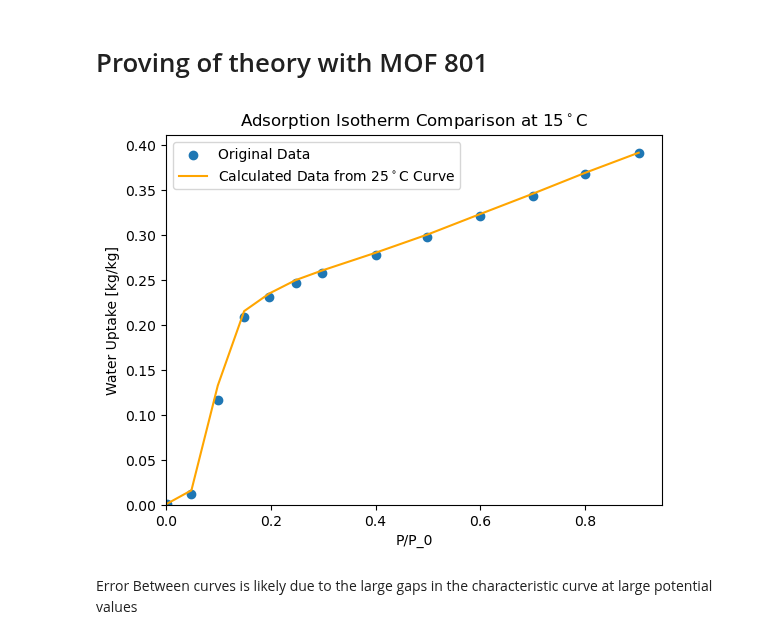
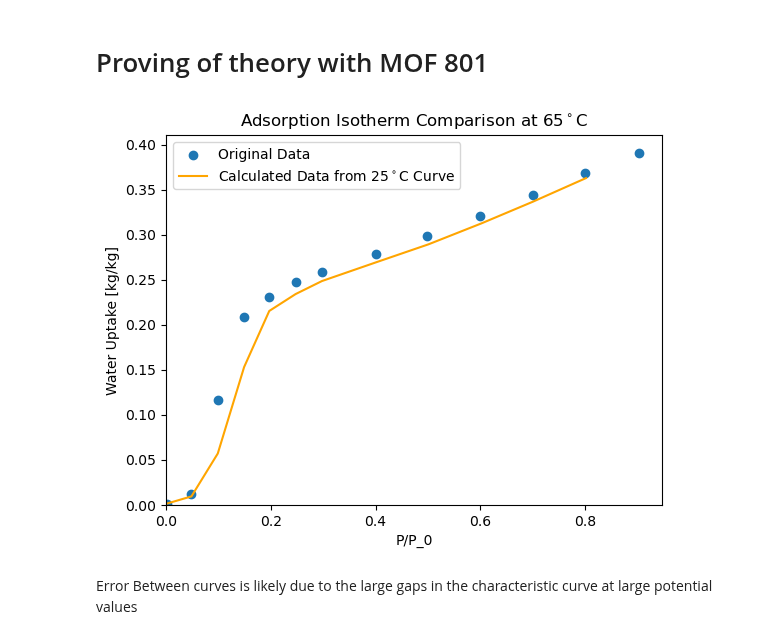
Before and after one commit to SimonEnsemble/water_harvesting, a Jupyter notebook: Polanyi_calculation_general.ipynb, the cells around one changed output. Saved outputs shown, nothing was run; the diff lists cells and outputs as text; code cells hidden in the pictures.

```diff
--- a/Polanyi_calculation_general.ipynb
+++ b/Polanyi_calculation_general.ipynb
@@ -167,9 +167,9 @@ def check_characteristic_curve(data_temp,check_temp):
     # print(current_ads_data)
     #print('Mean error between curves: {}'.format(err))
 # %%
-check_characteristic_curve(25,15)
+check_characteristic_curve(25,65)
 # %% [output]
-[figure, old version]
+[figure, new version]
 # %% [markdown]
 Error Between curves is likely due to the large gaps in the characteristic curve at large potential values
 # %%
```
Also changed, not shown: parts of 1 cell of this notebook, 2 other files.
